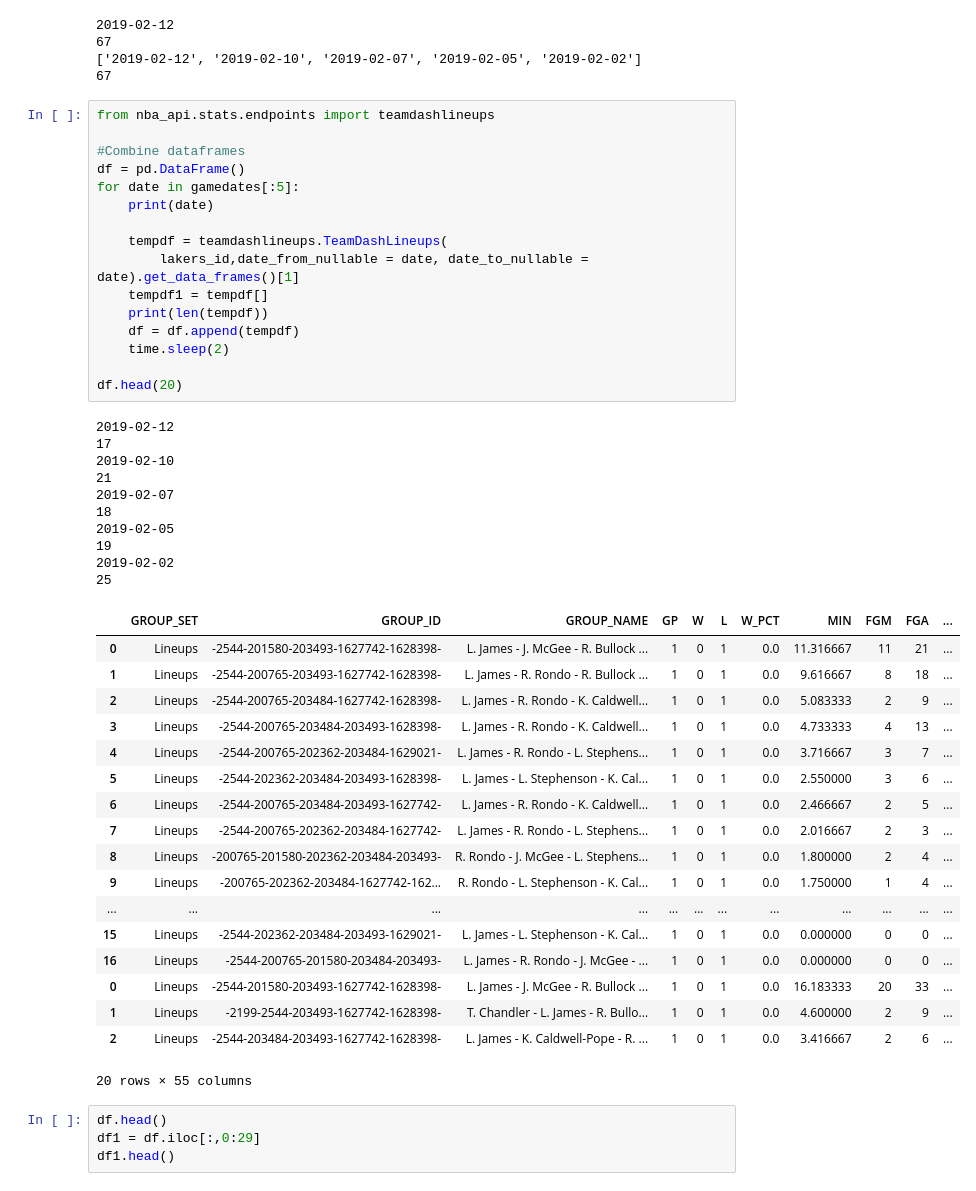
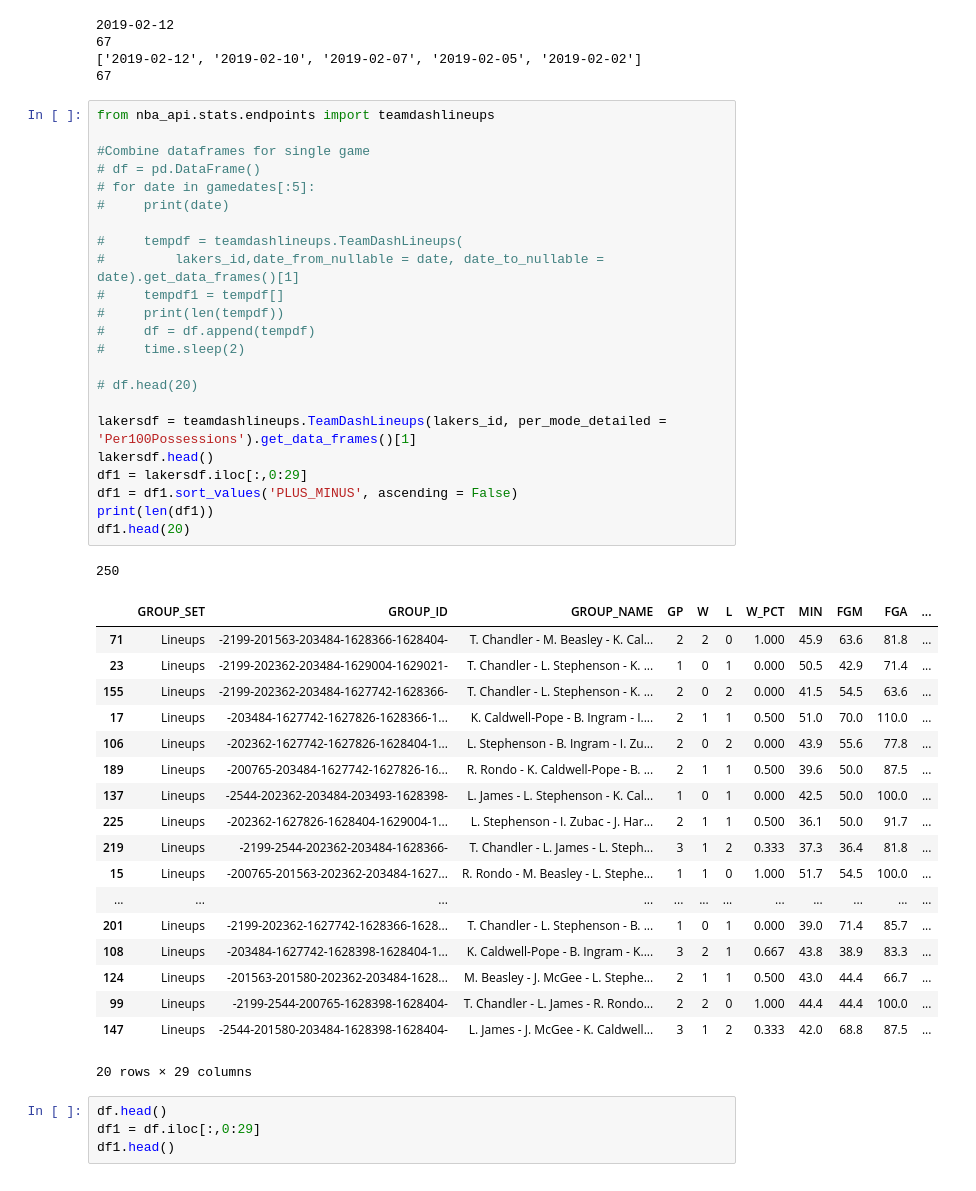
Before and after one commit to DylanHong/Math76, a Jupyter notebook: LineupStatistics.ipynb, the cells around one changed output. Cells and saved outputs as stored; diff of their text form.

Commit message:
Lineups for League

```diff
--- a/LineupStatistics.ipynb
+++ b/LineupStatistics.ipynb
@@ -56,48 +56,46 @@ print(len(gamedates[:]))
 # %%
 from nba_api.stats.endpoints import teamdashlineups
 
-#Combine dataframes
-df = pd.DataFrame()
-for date in gamedates[:5]:
-    print(date)
+#Combine dataframes for single game
+# df = pd.DataFrame()
+# for date in gamedates[:5]:
+#     print(date)
 
-    tempdf = teamdashlineups.TeamDashLineups(
-        lakers_id,date_from_nullable = date, date_to_nullable = date).get_data_frames()[1]
-    tempdf1 = tempdf[]
-    print(len(tempdf))
-    df = df.append(tempdf)
-    time.sleep(2)
+#     tempdf = teamdashlineups.TeamDashLineups(
+#         lakers_id,date_from_nullable = date, date_to_nullable = date).get_data_frames()[1]
+#     tempdf1 = tempdf[]
+#     print(len(tempdf))
+#     df = df.append(tempdf)
+#     time.sleep(2)
 
-df.head(20)
+# df.head(20)
+
+lakersdf = teamdashlineups.TeamDashLineups(lakers_id, per_mode_detailed = 'Per100Possessions').get_data_frames()[1]
+lakersdf.head()
+df1 = lakersdf.iloc[:,0:29]
+df1 = df1.sort_values('PLUS_MINUS', ascending = False)
+print(len(df1))
+df1.head(20)
 # %% [output]
-2019-02-12
-17
-2019-02-10
-21
-2019-02-07
-18
-2019-02-05
-19
-2019-02-02
-25
+250
 |  | GROUP_SET | GROUP_ID | GROUP_NAME | GP | W | L | W_PCT | MIN | FGM | FGA | ... |
-| 0 | Lineups | -2544-201580-203493-1627742-1628398- | L. James - J. McGee - R. Bullock ... | 1 | 0 | 1 | 0.0 | 11.316667 | 11 | 21 | ... |
-| 1 | Lineups | -2544-200765-203493-1627742-1628398- | L. James - R. Rondo - R. Bullock ... | 1 | 0 | 1 | 0.0 | 9.616667 | 8 | 18 | ... |
-| 2 | Lineups | -2544-200765-203484-1627742-1628398- | L. James - R. Rondo - K. Caldwell... | 1 | 0 | 1 | 0.0 | 5.083333 | 2 | 9 | ... |
-| 3 | Lineups | -2544-200765-203484-203493-1628398- | L. James - R. Rondo - K. Caldwell... | 1 | 0 | 1 | 0.0 | 4.733333 | 4 | 13 | ... |
-| 4 | Lineups | -2544-200765-202362-203484-1629021- | L. James - R. Rondo - L. Stephens... | 1 | 0 | 1 | 0.0 | 3.716667 | 3 | 7 | ... |
-| 5 | Lineups | -2544-202362-203484-203493-1628398- | L. James - L. Stephenson - K. Cal... | 1 | 0 | 1 | 0.0 | 2.550000 | 3 | 6 | ... |
-| 6 | Lineups | -2544-200765-203484-203493-1627742- | L. James - R. Rondo - K. Caldwell... | 1 | 0 | 1 | 0.0 | 2.466667 | 2 | 5 | ... |
-| 7 | Lineups | -2544-200765-202362-203484-1627742- | L. James - R. Rondo - L. Stephens... | 1 | 0 | 1 | 0.0 | 2.016667 | 2 | 3 | ... |
-| 8 | Lineups | -200765-201580-202362-203484-203493- | R. Rondo - J. McGee - L. Stephens... | 1 | 0 | 1 | 0.0 | 1.800000 | 2 | 4 | ... |
-| 9 | Lineups | -200765-202362-203484-1627742-162... | R. Rondo - L. Stephenson - K. Cal... | 1 | 0 | 1 | 0.0 | 1.750000 | 1 | 4 | ... |
+| 71 | Lineups | -2199-201563-203484-1628366-1628404- | T. Chandler - M. Beasley - K. Cal... | 2 | 2 | 0 | 1.000 | 45.9 | 63.6 | 81.8 | ... |
+| 23 | Lineups | -2199-202362-203484-1629004-1629021- | T. Chandler - L. Stephenson - K. ... | 1 | 0 | 1 | 0.000 | 50.5 | 42.9 | 71.4 | ... |
+| 155 | Lineups | -2199-202362-203484-1627742-1628366- | T. Chandler - L. Stephenson - K. ... | 2 | 0 | 2 | 0.000 | 41.5 | 54.5 | 63.6 | ... |
+| 17 | Lineups | -203484-1627742-1627826-1628366-1... | K. Caldwell-Pope - B. Ingram - I.... | 2 | 1 | 1 | 0.500 | 51.0 | 70.0 | 110.0 | ... |
+| 106 | Lineups | -202362-1627742-1627826-1628404-1... | L. Stephenson - B. Ingram - I. Zu... | 2 | 0 | 2 | 0.000 | 43.9 | 55.6 | 77.8 | ... |
+| 189 | Lineups | -200765-203484-1627742-1627826-16... | R. Rondo - K. Caldwell-Pope - B. ... | 2 | 1 | 1 | 0.500 | 39.6 | 50.0 | 87.5 | ... |
+| 137 | Lineups | -2544-202362-203484-203493-1628398- | L. James - L. Stephenson - K. Cal... | 1 | 0 | 1 | 0.000 | 42.5 | 50.0 | 100.0 | ... |
+| 225 | Lineups | -202362-1627826-1628404-1629004-1... | L. Stephenson - I. Zubac - J. Har... | 2 | 1 | 1 | 0.500 | 36.1 | 50.0 | 91.7 | ... |
+| 219 | Lineups | -2199-2544-202362-203484-1628366- | T. Chandler - L. James - L. Steph... | 3 | 1 | 2 | 0.333 | 37.3 | 36.4 | 81.8 | ... |
+| 15 | Lineups | -200765-201563-202362-203484-1627... | R. Rondo - M. Beasley - L. Stephe... | 1 | 1 | 0 | 1.000 | 51.7 | 54.5 | 100.0 | ... |
 | ... | ... | ... | ... | ... | ... | ... | ... | ... | ... | ... | ... |
-| 15 | Lineups | -2544-202362-203484-203493-1629021- | L. James - L. Stephenson - K. Cal... | 1 | 0 | 1 | 0.0 | 0.000000 | 0 | 0 | ... |
-| 16 | Lineups | -2544-200765-201580-203484-203493- | L. James - R. Rondo - J. McGee - ... | 1 | 0 | 1 | 0.0 | 0.000000 | 0 | 0 | ... |
-| 0 | Lineups | -2544-201580-203493-1627742-1628398- | L. James - J. McGee - R. Bullock ... | 1 | 0 | 1 | 0.0 | 16.183333 | 20 | 33 | ... |
-| 1 | Lineups | -2199-2544-203493-1627742-1628398- | T. Chandler - L. James - R. Bullo... | 1 | 0 | 1 | 0.0 | 4.600000 | 2 | 9 | ... |
-| 2 | Lineups | -2544-203484-203493-1627742-1628398- | L. James - K. Caldwell-Pope - R. ... | 1 | 0 | 1 | 0.0 | 3.416667 | 2 | 6 | ... |
+| 201 | Lineups | -2199-202362-1627742-1628366-1628... | T. Chandler - L. Stephenson - B. ... | 1 | 0 | 1 | 0.000 | 39.0 | 71.4 | 85.7 | ... |
+| 108 | Lineups | -203484-1627742-1628398-1628404-1... | K. Caldwell-Pope - B. Ingram - K.... | 3 | 2 | 1 | 0.667 | 43.8 | 38.9 | 83.3 | ... |
+| 124 | Lineups | -201563-201580-202362-203484-1628... | M. Beasley - J. McGee - L. Stephe... | 2 | 1 | 1 | 0.500 | 43.0 | 44.4 | 66.7 | ... |
+| 99 | Lineups | -2199-2544-200765-1628398-1628404- | T. Chandler - L. James - R. Rondo... | 2 | 2 | 0 | 1.000 | 44.4 | 44.4 | 100.0 | ... |
+| 147 | Lineups | -2544-201580-203484-1628398-1628404- | L. James - J. McGee - K. Caldwell... | 3 | 1 | 2 | 0.333 | 42.0 | 68.8 | 87.5 | ... |
-20 rows × 55 columns
+20 rows × 29 columns
 # %%
 df.head()
 df1 = df.iloc[:,0:29]
```
Also changed, not shown: parts of 1 cell of this notebook.
